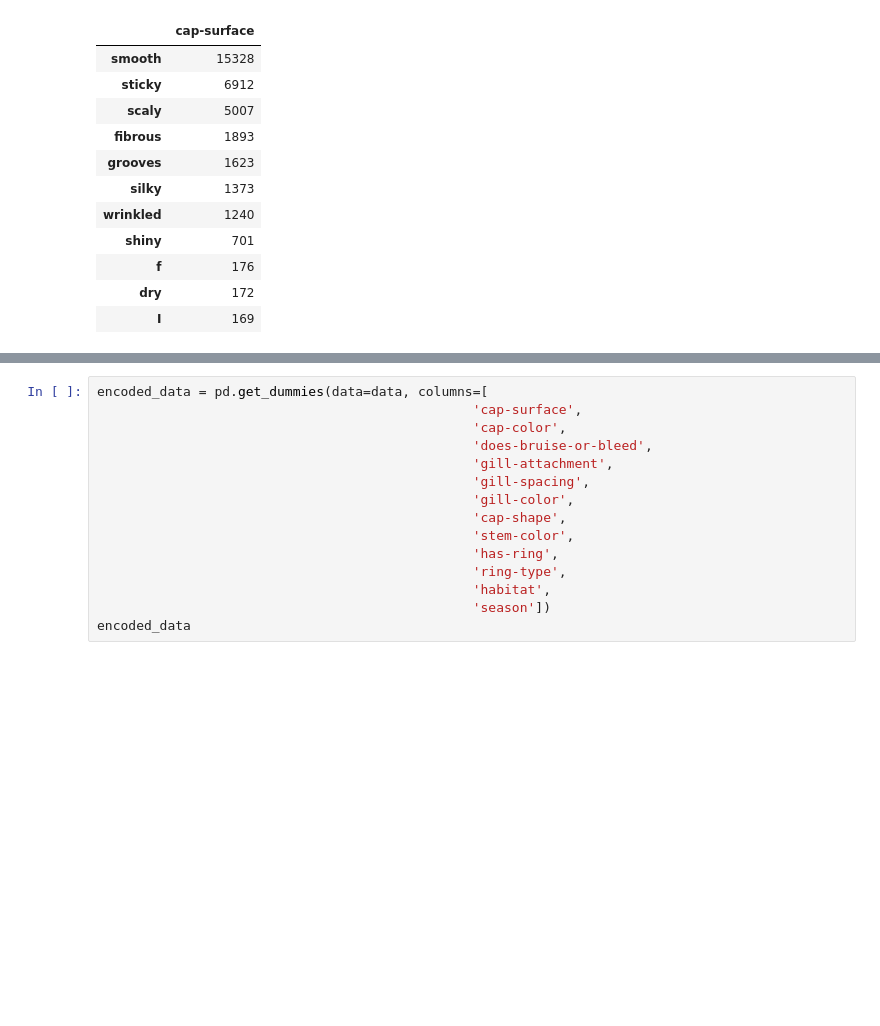
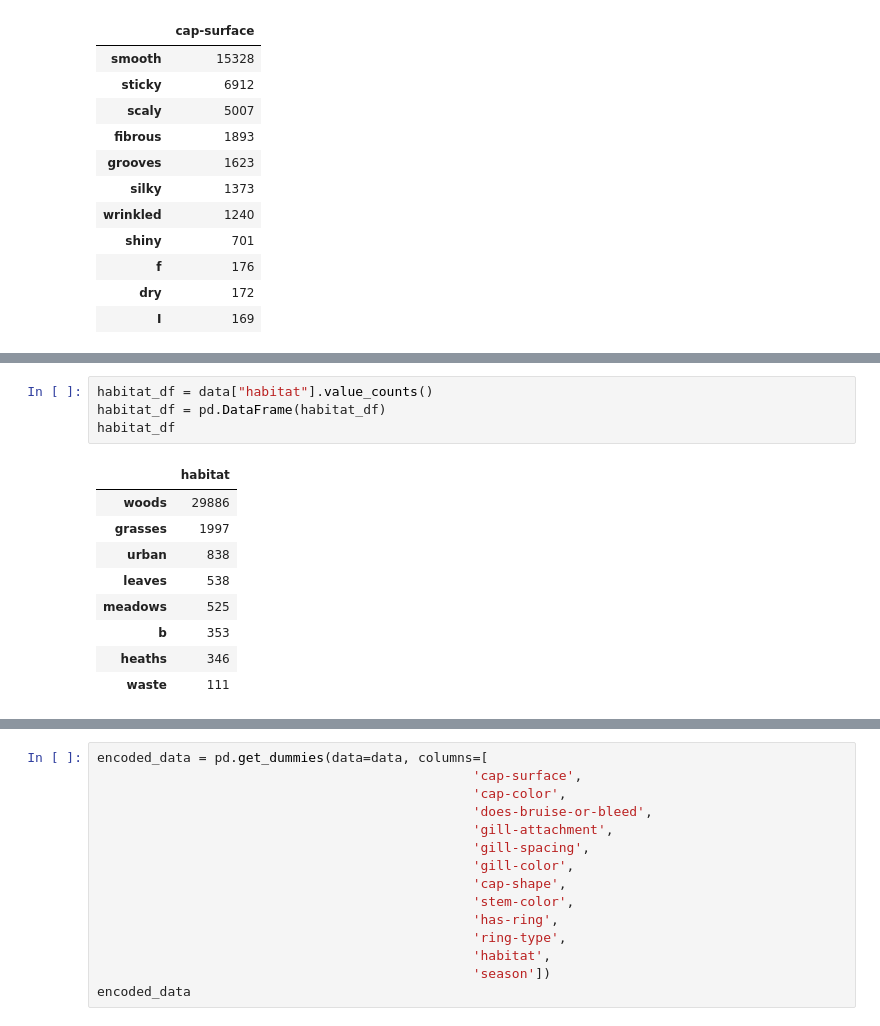
Before and after one commit to lauragabrielson/Mushroom_Classifier, a Jupyter notebook: NA data generation/North American Mushrooms - secondary data.ipynb, the cells around one changed output, grey strips where cells are left out. Saved outputs shown, nothing was run; the diff lists cells and outputs as text; blank space fills up the shorter version.

```diff
--- a/NA data generation/North American Mushrooms - secondary data.ipynb
+++ b/NA data generation/North American Mushrooms - secondary data.ipynb
@@ -96,0 +201,14 @@ cap_surface_df
+# %%
+habitat_df = data["habitat"].value_counts()
+habitat_df = pd.DataFrame(habitat_df)
+habitat_df
+# %% [output]
+|  | habitat |
+| woods | 29886 |
+| grasses | 1997 |
+| urban | 838 |
+| leaves | 538 |
+| meadows | 525 |
+| b | 353 |
+| heaths | 346 |
+| waste | 111 |
```
Also changed, not shown: parts of 9 cells of this notebook, 5 other files.
